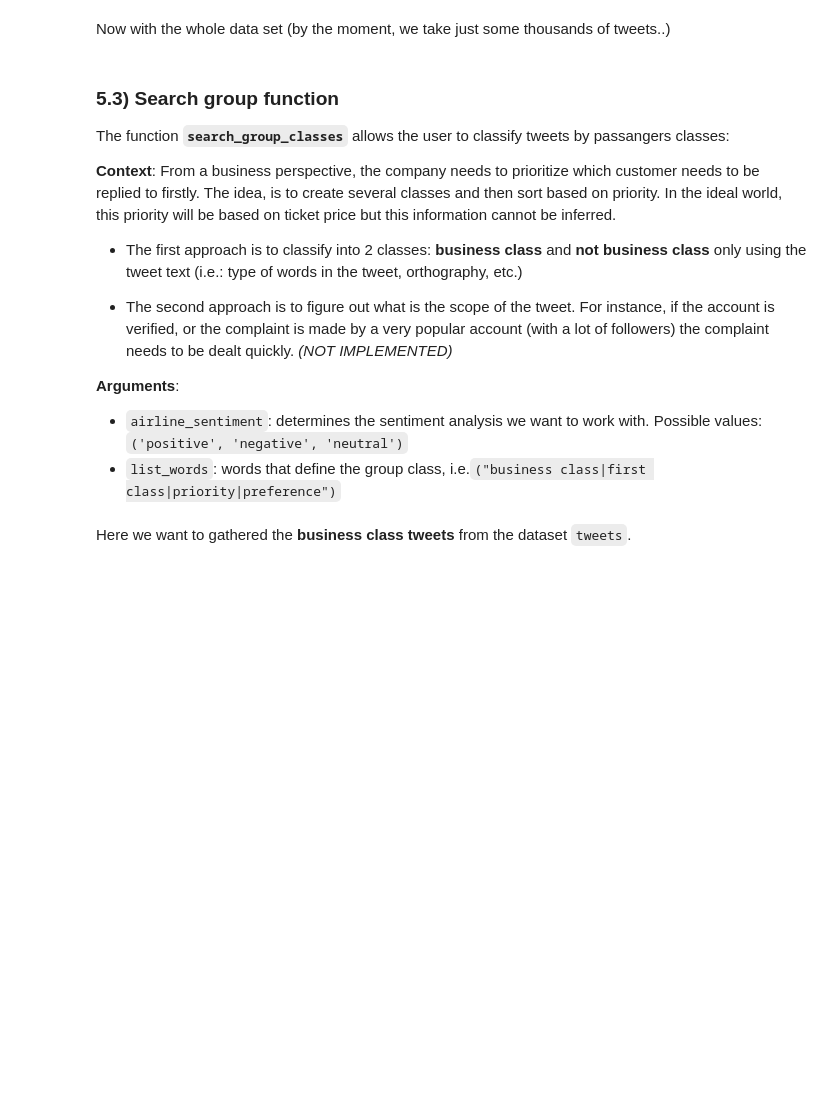
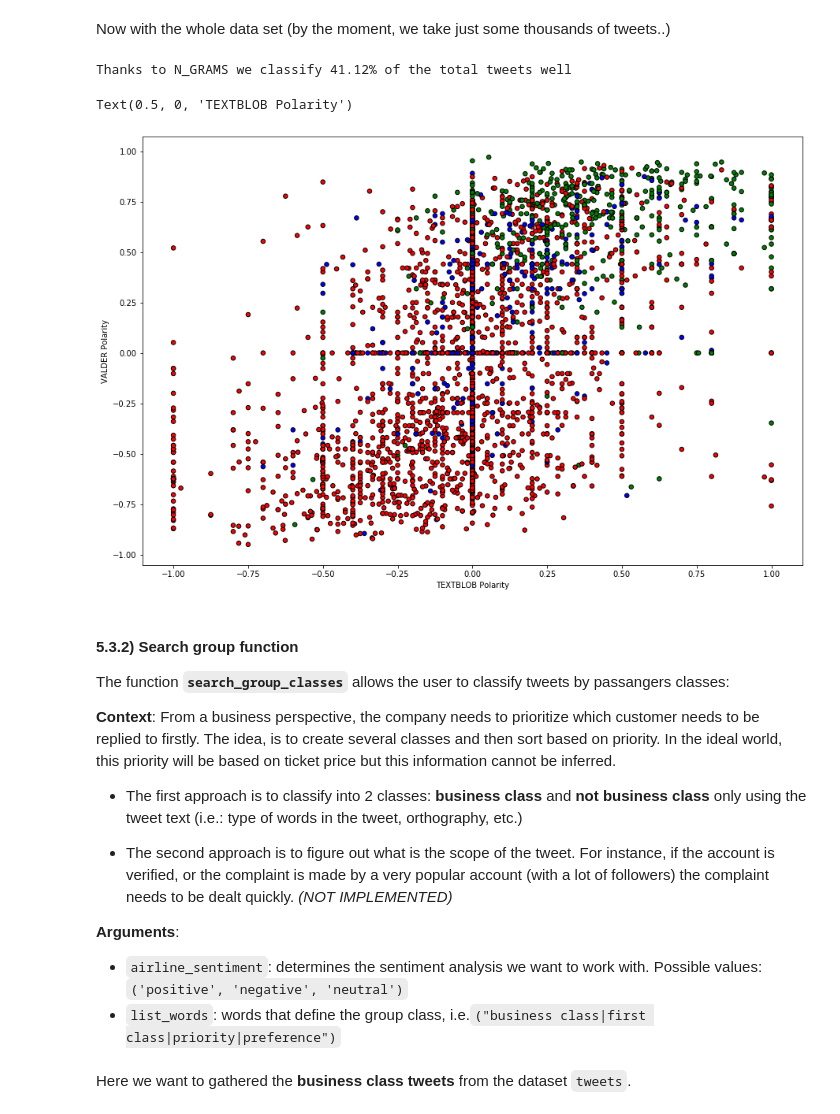
Before and after one commit to SarahBuechner/DMML2019_Team_Google, a Jupyter notebook: DM_Project.ipynb, the cells around one changed output. Cells and saved outputs as stored; diff of their text form; code cells hidden in the pictures; blank space fills up the shorter version.

```diff
--- a/DM_Project.ipynb
+++ b/DM_Project.ipynb
@@ -711,0 +570,3 @@ def filter_tweets(list_tweets):  # TO DO: zip with account_name
+# %%
+for apos_pneg in df_wrong_tweets["apos_pneg"][0:5]:
+  print(apos_pneg)
@@ -712,3 +689,19 @@ def filter_tweets(list_tweets):  # TO DO: zip with account_name
+# %%
+def tokenization_tweets(list_tweets):  # TO DO: zip with account_name
+    list_filtered_tweets = []
+
+    for tweet in list_tweets[:len(list_tweets)]:
+        filtered_tweet = []
+        sentence = English()(tweet)
+
+        for word in sentence:
+            if len(word) > 2 and not word.is_stop and word.is_alpha:
+                filtered_tweet.append(word.string.strip())
+
+        #if len(filtered_tweet) != 0:
+        list_filtered_tweets.append(filtered_tweet)
+
+    return list_filtered_tweets
 # %% [markdown]
 Here an example where the first 200 tweets from the dataframe `tweets` are filtered.
 # %%
@@ -727,7 +727,7 @@ def ngrams(input_list):
 Here an example with the apos_pneg tweets. We'll see that we improve 33% from our previous rate we had before.
 # %%
 # Before computing the ngrams function we need to tockenized the tweet
-apos_pneg_tockenized = filter_tweets(apos_pneg)
+apos_pneg_tockenized = tokenization_tweets(apos_pneg)
 apos_pneg_ngrams = []
 for tokens in apos_pneg_tockenized:
   apos_pneg_ngrams.append(ngrams(tokens))
@@ -749,7 +749,7 @@ Now with the whole data set (by the moment, we take just some thousands of tweet
 # %%
 # For the WHOLE tweets
 # 1) Tokenize the tweets
-tweets_tockenized = filter_tweets(tweets["text"][0:4000])
+tweets_tockenized = tokenization_tweets(tweets["text"][0:4000])
 
 # 2) Computing the ngrams function
 tweets_tockenized2 = []
@@ -763,24 +763,29 @@ for tokens in tweets_tockenized2:
 
 # 4) Computing the sentiment analysis of the joined ngrams tokens
 sentiment_table2 = sentiment_analysis(tweets_tockenized3)
-tweets["sentiment_ngrams_Vader"] = sentiment_table2["compound"]
+tweets["sentiment_ngrams_Valder"] = sentiment_table2["compound"]
 tweets["sentiment_ngrams_Textblob"] = sentiment_table2["polarity"]
 
 
 ratio_improved = sum(sentiment_table2["compound"] > 0)/len(sentiment_table2["compound"])
 print("Thanks to N_GRAMS we classify {:.2%}".format(ratio_improved) + " of the total tweets well")
+# %% [output]
+Thanks to N_GRAMS we classify 41.12% of the total tweets well
 # %%
 X = tweets["polarity_Textblob"]
-y = tweets["polarity_Vader"]
+y = tweets["polarity_Valder"]
 
 colors = pltcolor(tweets["airline_sentiment"])
 
 plt.figure(figsize=(15,10))
 plt.scatter(X[0:4000], y[0:4000], c = colors[0:4000], edgecolors='k', s = 30)
-plt.ylabel('VADER Polarity')
+plt.ylabel('VALDER Polarity')
 plt.xlabel('TEXTBLOB Polarity')
+# %% [output]
+Text(0.5, 0, 'TEXTBLOB Polarity')
+[figure, added]
 # %% [markdown]
-### 5.3) Search group function
+#### 5.3.2) Search group function
 
 The function **`search_group_classes`** allows the user to classify tweets by passangers classes:
 
```
Also changed, not shown: parts of 91 cells of this notebook.
